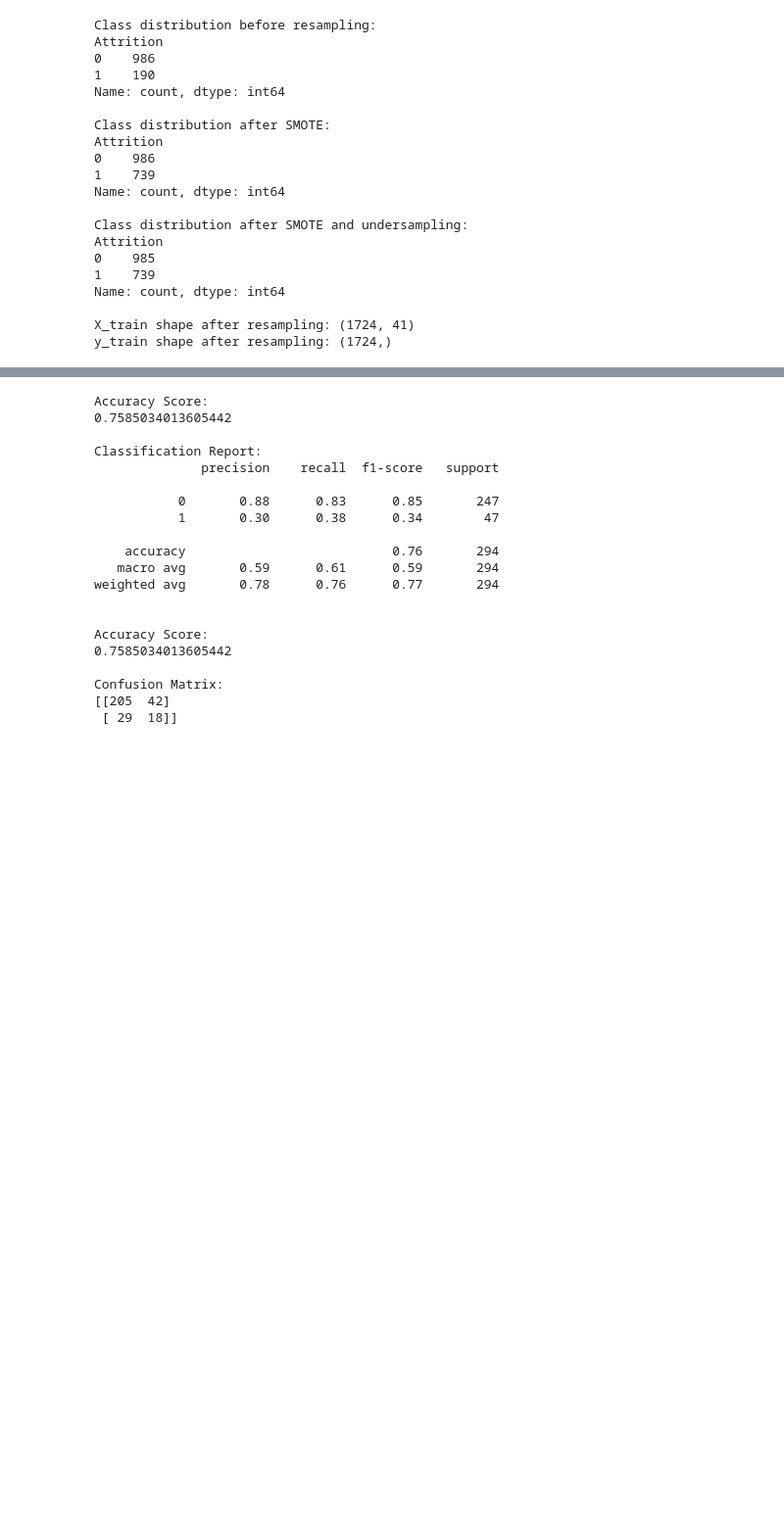
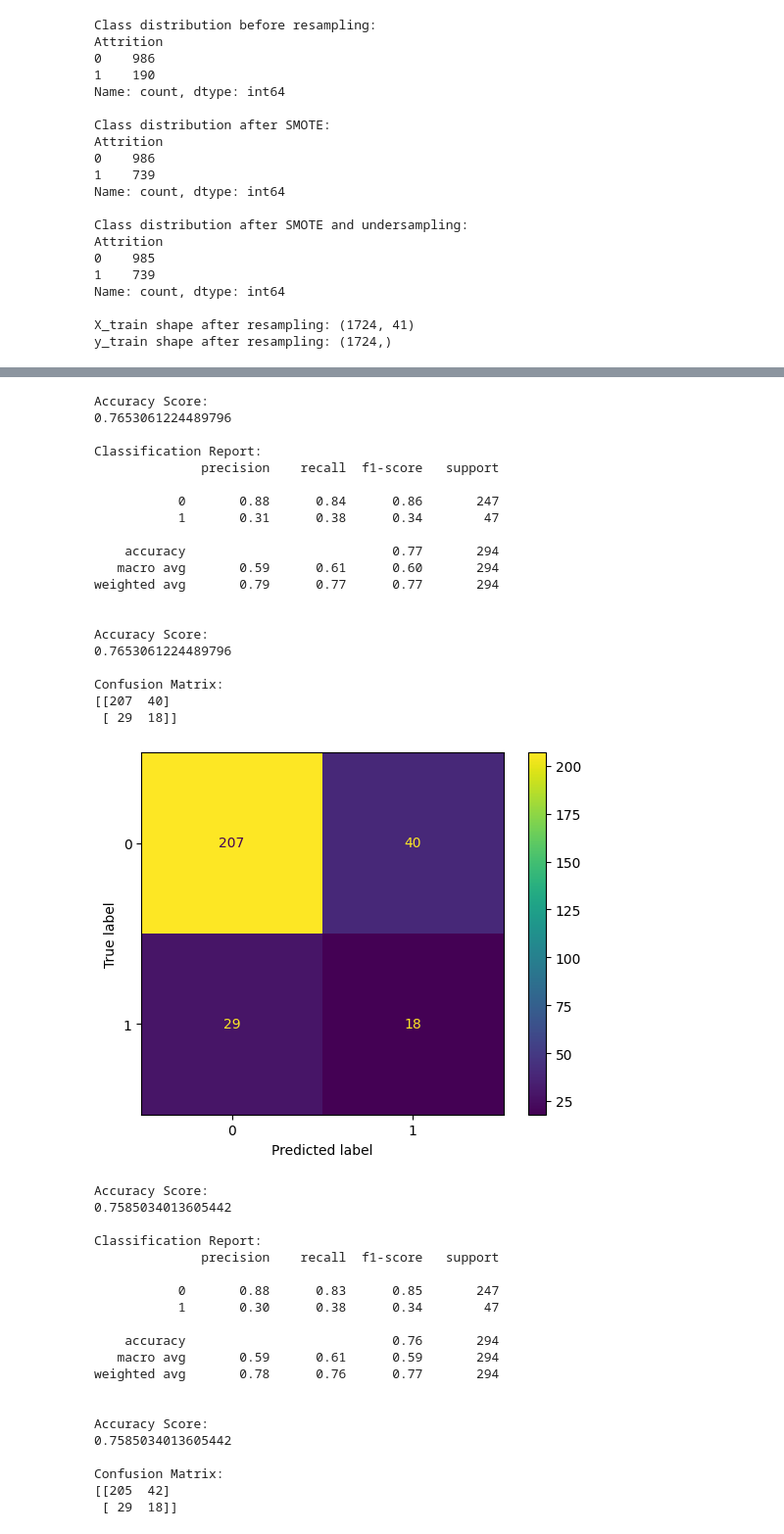
Before and after one commit to byrdwcrawford/HR_Analytics, a Jupyter notebook: HR_Model_Final.ipynb, the cells around one changed output, grey strips where cells are left out. Shown at 98% size. Saved outputs shown, nothing was run; the diff lists cells and outputs as text; code cells hidden in the pictures; blank space fills up the shorter version.

```diff
--- a/HR_Model_Final.ipynb
+++ b/HR_Model_Final.ipynb
@@ -865,6 +841,6 @@ memory usage: 539.9 KB
 # %%
 df_fi = df_cleaned.drop(columns=[
-    'JobRole_Laboratory Technician',
+#    'JobRole_Laboratory Technician',
     'EducationField_Life Sciences',
     'EducationField_Technical Degree',
     'JobRole_Human Resources',
@@ -921,21 +897,3 @@ Name: count, dtype: int64
 
 X_train shape after resampling: (1724, 41)
 y_train shape after resampling: (1724,)
-# %%
-# Check the first few values of y_train_fi
-print(y_train_fi.head())  # or use print(y_train_fi[:10]) if it's a numpy array
-
-# Ensure y_train_fi is of a discrete/categorical type
-if y_train_fi.dtype == 'float64':
-    print("Warning: y_train_fi contains continuous values.")
-    # Example of converting continuous target to categorical
-    # This will vary depending on your specific problem
-    # For demonstration, let's assume a binary classification with a threshold
-    threshold = 0.5
-    y_train_fi = (y_train_fi > threshold).astype(int)
-
-# Print the unique values in y_train_fi to ensure it's now categorical
-print("Unique values in y_train_fi:", np.unique(y_train_fi))
-
-# Apply SMOTE to the (now categorical) training data
-X_train_smote, y_train_smote = smote.fit_resample(X_train_fi, y_train_fi)
@@ -976,3 +900,48 @@ Unique values in y_train_fi: [0 1]
+# %%
+clf_tree =DecisionTreeClassifier(random_state=42)
+clf_tree.fit(X_train_fi, y_train_fi)
+
+y_pred = clf_tree.predict(X_test_fi)
+
+
+# Evaluate the classifier
+print("\nAccuracy Score:")
+print(accuracy_score(y_test_fi, y_pred))
+print("\nClassification Report:")
+print(classification_report(y_test_fi, y_pred))
+
+print("\nAccuracy Score:")
+print(accuracy_score(y_test_fi, y_pred))
+
+print("\nConfusion Matrix:")
+cm = confusion_matrix(y_test_fi, y_pred)
+print(cm)
+
+# Plot the confusion matrix
+ConfusionMatrixDisplay(confusion_matrix=cm, display_labels=clf_tree.classes_).plot()
+plt.show()
+# %% [output]
+Accuracy Score:
+0.7653061224489796
+
+Classification Report:
+              precision    recall  f1-score   support
+
+           0       0.88      0.84      0.86       247
+           1       0.31      0.38      0.34        47
+
+    accuracy                           0.77       294
+   macro avg       0.59      0.61      0.60       294
+weighted avg       0.79      0.77      0.77       294
+
+
+Accuracy Score:
+0.7653061224489796
+
+Confusion Matrix:
+[[207  40]
+ [ 29  18]]
+[figure, added]
 # %%
 clf_tree =DecisionTreeClassifier(random_state=42)
 clf_tree.fit(X_train, y_train)
```
Also changed, not shown: parts of 6 cells of this notebook.
